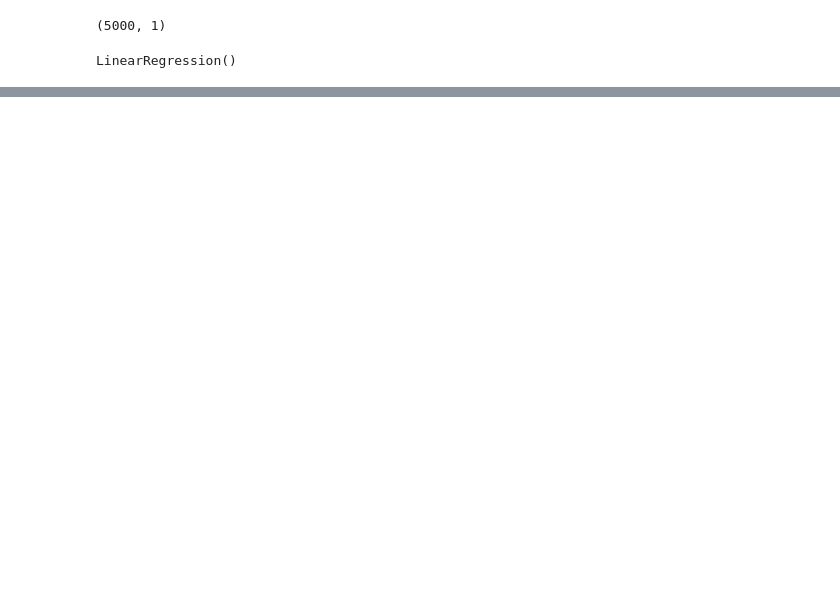
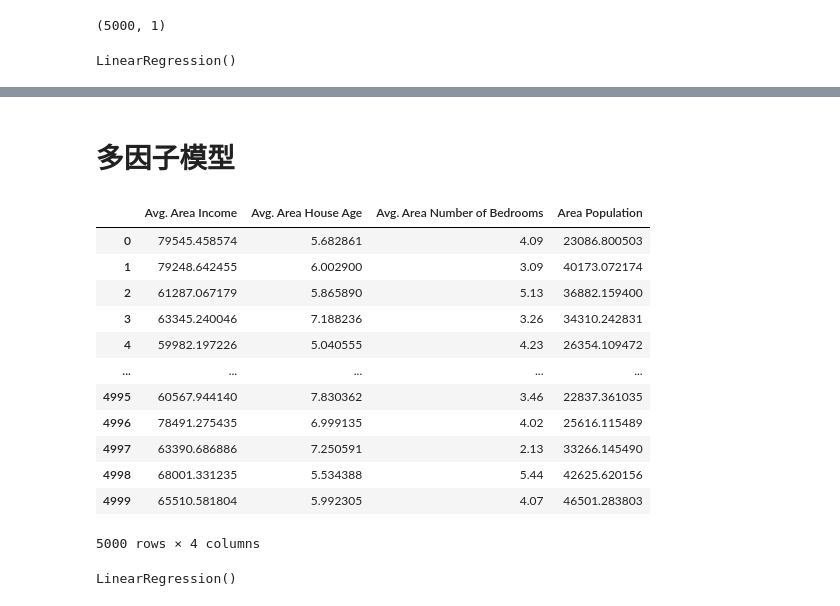
Before and after one commit to steve-yuan-8276/machine_learning, a Jupyter notebook: usa_housing_price/us_housing_price_prediction.ipynb, the cells around one changed output, grey strips where cells are left out. Cells and saved outputs as stored; diff of their text form; code cells hidden in the pictures; blank space fills up the shorter version.

```diff
--- a/usa_housing_price/us_housing_price_prediction.ipynb
+++ b/usa_housing_price/us_housing_price_prediction.ipynb
@@ -186,0 +148,28 @@ plt.show()
+# %% [markdown]
+# 多因子模型
+# %%
+# Define x_multi
+x_multi = df.drop(columns=['Price', 'Avg. Area Number of Rooms', 'Address'])
+x_multi
+# %% [output]
+|  | Avg. Area Income | Avg. Area House Age | Avg. Area Number of Bedrooms | Area Population |
+| 0 | 79545.458574 | 5.682861 | 4.09 | 23086.800503 |
+| 1 | 79248.642455 | 6.002900 | 3.09 | 40173.072174 |
+| 2 | 61287.067179 | 5.865890 | 5.13 | 36882.159400 |
+| 3 | 63345.240046 | 7.188236 | 3.26 | 34310.242831 |
+| 4 | 59982.197226 | 5.040555 | 4.23 | 26354.109472 |
+| ... | ... | ... | ... | ... |
+| 4995 | 60567.944140 | 7.830362 | 3.46 | 22837.361035 |
+| 4996 | 78491.275435 | 6.999135 | 4.02 | 25616.115489 |
+| 4997 | 63390.686886 | 7.250591 | 2.13 | 33266.145490 |
+| 4998 | 68001.331235 | 5.534388 | 5.44 | 42625.620156 |
+| 4999 | 65510.581804 | 5.992305 | 4.07 | 46501.283803 |
+5000 rows × 4 columns
+# %%
+# Set up 2nd Linear_model
+lr_multi = LinearRegression()
+
+#train the model
+lr_multi.fit(x_multi, y)
+# %% [output]
+LinearRegression()
```
Also changed, not shown: parts of 16 cells of this notebook.
